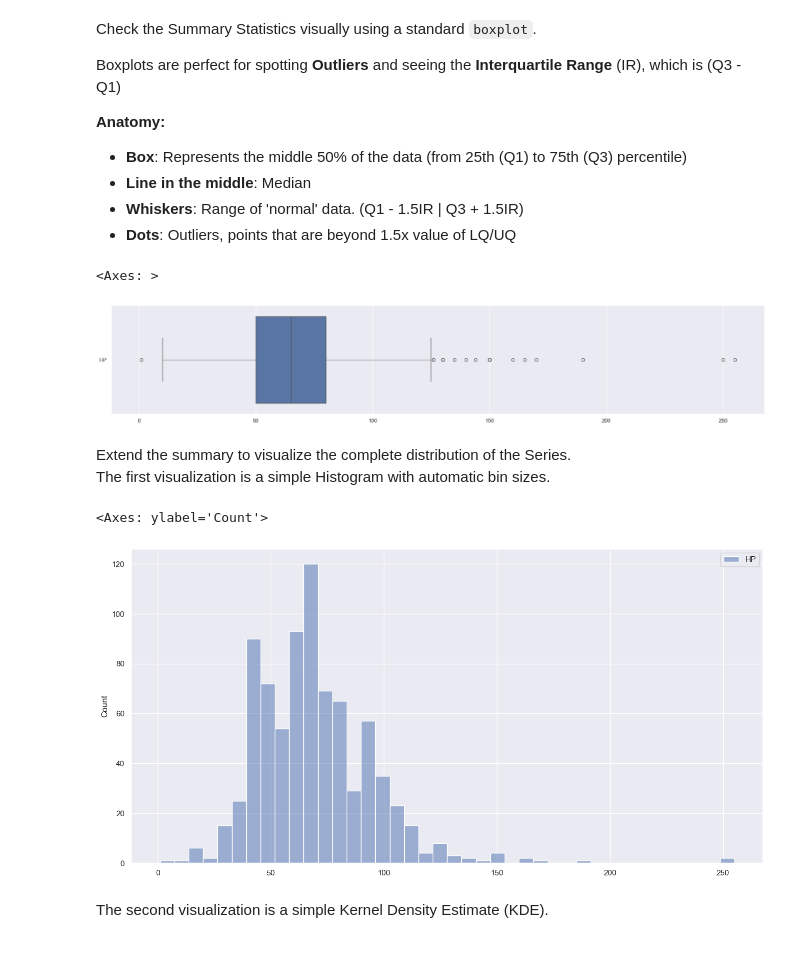
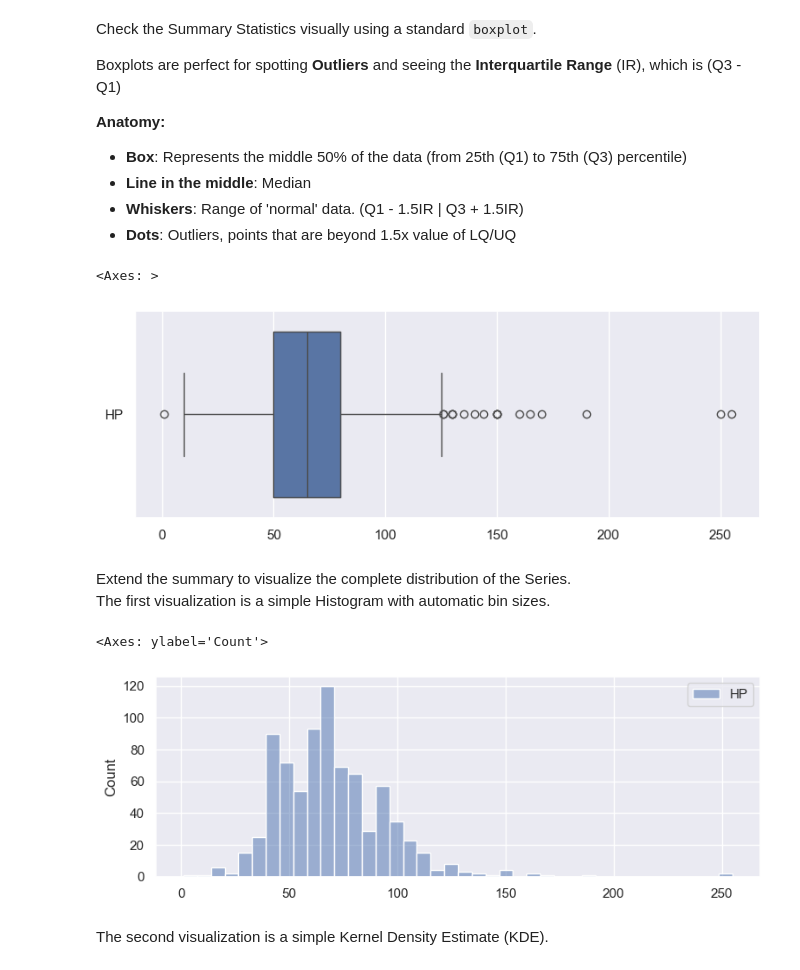
Before and after one commit to itsjunwei/IE0005-2026, a Jupyter notebook: Week3/M2 BasicStatistics.ipynb, the cells around one changed output. Saved outputs shown, nothing was run; the diff lists cells and outputs as text; code cells hidden in the pictures.

```diff
--- a/Week3/M2 BasicStatistics.ipynb
+++ b/Week3/M2 BasicStatistics.ipynb
@@ -157,11 +157,11 @@ Boxplots are perfect for spotting **Outliers** and seeing the **Interquartile Ra
 * **Whiskers**: Range of 'normal' data. (Q1 - 1.5IR | Q3 + 1.5IR)
 * **Dots**: Outliers, points that are beyond 1.5x value of LQ/UQ
 # %%
-f = plt.figure(figsize=(24, 4))
+f = plt.figure(figsize=(9, 3))
 sb.boxplot(data = hp, orient = "h")
 # %% [output]
 <Axes: >
-[figure, old version]
+[figure, new version]
 # %% [markdown]
 Extend the summary to visualize the complete distribution of the Series.
 The first visualization is a simple Histogram with automatic bin sizes.
@@ -170,11 +170,11 @@ The first visualization is a simple Histogram with automatic bin sizes.
 We use Histograms to visualize the Frequency Distribution
 It chops data into 'bins' (e.g., HP 0-10, 10-20) and counts how many fall into each bin
 """
-f = plt.figure(figsize=(16, 8))
+f = plt.figure(figsize=(9, 3))
 sb.histplot(data = hp)
 # %% [output]
 <Axes: ylabel='Count'>
-[figure, old version]
+[figure, new version]
 # %% [markdown]
 The second visualization is a simple Kernel Density Estimate (KDE).
 # %%
```
Also changed, not shown: parts of 10 cells of this notebook, 2 other files.
